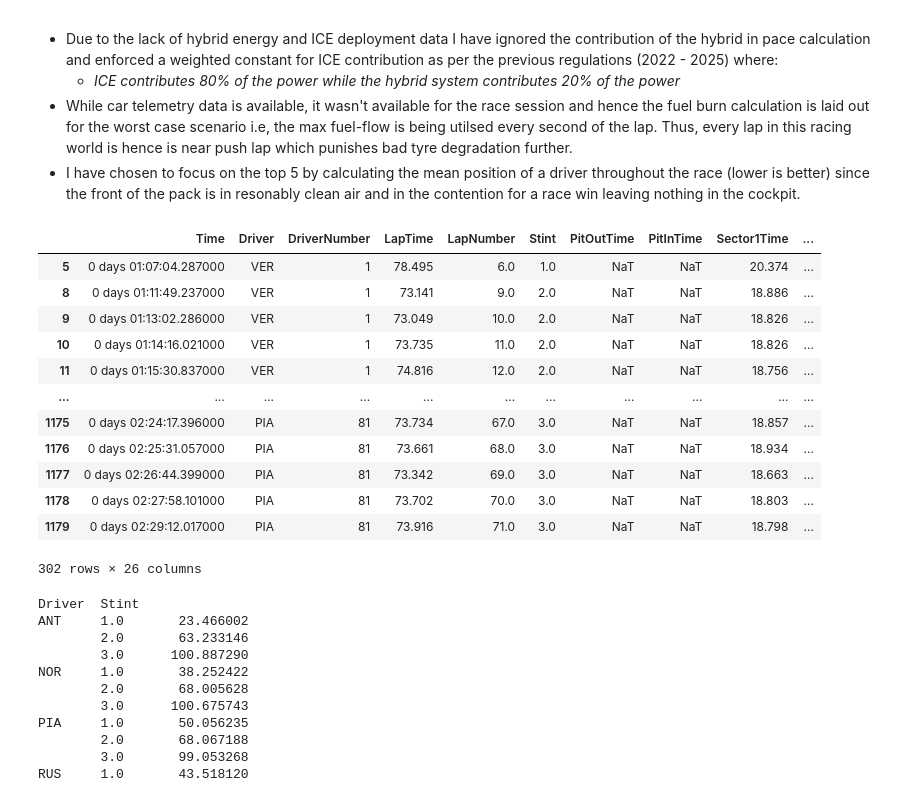
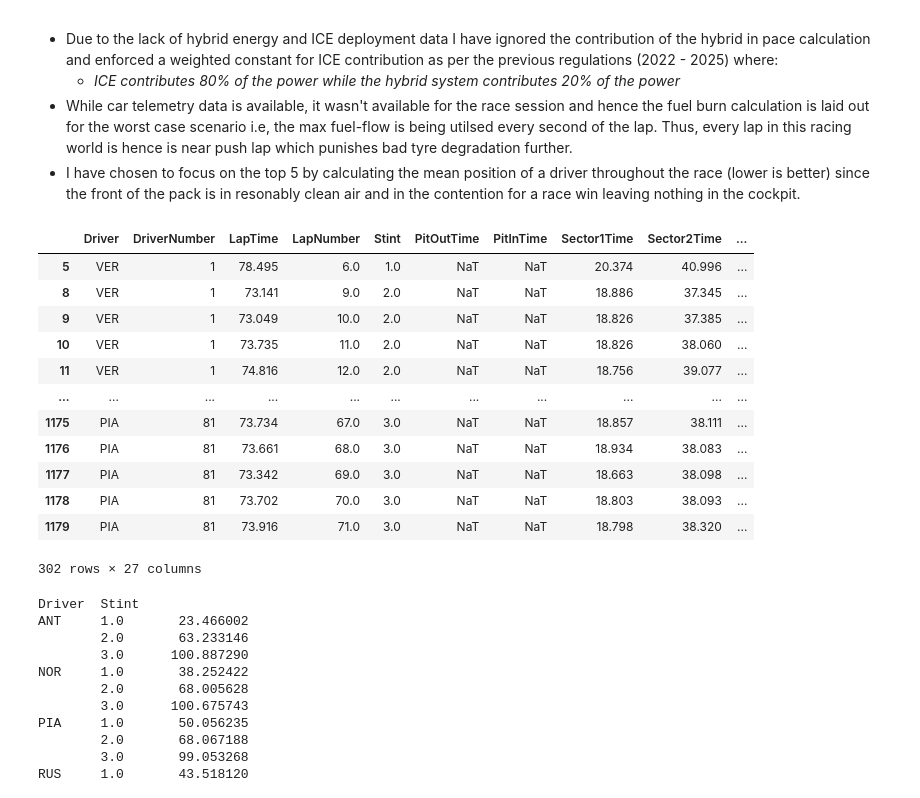
Before and after one commit to anilhimam17/Racing-all-Along, a Jupyter notebook: F1/notebooks/brazil_2025.ipynb, the cells around one changed output. Cells and saved outputs as stored; diff of their text form; code cells hidden in the pictures.

```diff
--- a/F1/notebooks/brazil_2025.ipynb
+++ b/F1/notebooks/brazil_2025.ipynb
@@ -16,7 +18,7 @@ init_notebook_mode(connected=True)
 # Columns that are dropped from the Raw Laps Dataframe
 DROP_COLS = [
     "Sector1SessionTime", "Sector2SessionTime", "Sector3SessionTime",
-    "LapStartTime", "LapStartDate", "FastF1Generated", "IsAccurate", "DeletedReason"
+    "LapStartTime", "Time", "FastF1Generated", "IsAccurate", "DeletedReason"
 ]
 
 # Order for the Stint Category to be followed in the Facets
@@ -26,6 +28,30 @@ STINT_ORDER = {
 
 # Hover Data to be displayed for each datapoint for each driver
 HOVER_DATA = ["Driver", "LapNumber", "Position", "Compound", "TrackStatus"]
+
+# Driver Number to Short Name mapping for downstream tasks.
+DRIVER_NUMBER_MAP = {
+    "1": "VER",
+    "81": "PIA",
+    "63": "RUS",
+    "16": "LEC",
+    "12": "ANT",
+    "55": "SAI",
+    "44": "HAM",
+    "22": "TSU",
+    "10": "GAS",
+    "4": "NOR",
+    "23": "ALB",
+    "30": "LAW",
+    "14": "ALO",
+    "6": "HAD",
+    "87": "BEA",
+    "18": "STR",
+    "7": "DOO",
+    "27": "HUL",
+    "31": "OCO",
+    "5": "BOR"
+}
 # %% [markdown]
 ## Notebook Utilities
 - Especially useful for building cohesive classes for easier plotting and construction of data pipelines.
@@ -78,7 +104,7 @@ class DataUtils:
         )
 
     @staticmethod
-    def add_tyre_deg_variables(race_laps: Laps) -> Laps:
+    def add_tyre_deg_variables(race_laps: Laps, driver_compound_col: bool = False) -> Laps:
         """Utilised the processed raw lap data to calculate necessary tyre degradation variables:
         - Fuel Burn Per/Lap
         - Cumulative Fuel Burn for the race
@@ -102,6 +128,14 @@ class DataUtils:
         fuel_penality_for_lap = fuel_load_start_lap_n * DataUtils.fuel_load_constant
         quick_race_laps["FuelAwareLapTime"] = quick_race_laps["LapTime"] - fuel_penality_for_lap
 
+        # Driver Compound for Stint used in Seaborn
+        if driver_compound_col:
+            quick_race_laps["DriverCompoundForStint"] = (
+                quick_race_laps["Driver"]
+                .str
+                .cat(quick_race_laps["Compound"], sep="-")
+            )
+
         return quick_race_laps
 # %%
 class PlotUtils:
@@ -240,25 +315,25 @@ plotter.plot_line_chart(
 - I have chosen to focus on the top 5 by calculating the mean position of a driver throughout the race (lower is better) since the front of the pack is in resonably clean air and in the contention for a race win leaving nothing in the cockpit.
 # %%
 # Applying the transforms for creating tyre degradation features
-quick_race_laps = data_pipe.add_tyre_deg_variables(race_laps=race_laps)
+quick_race_laps = data_pipe.add_tyre_deg_variables(race_laps=race_laps, driver_compound_col=True)
 
 # Selecting the top 5 finishers
 filtered_quick_race_laps = quick_race_laps.pick_drivers(top_5_drivers)
 filtered_quick_race_laps
 # %% [output]
-|  | Time | Driver | DriverNumber | LapTime | LapNumber | Stint | PitOutTime | PitInTime | Sector1Time | ... |
-| 5 | 0 days 01:07:04.287000 | VER | 1 | 78.495 | 6.0 | 1.0 | NaT | NaT | 20.374 | ... |
-| 8 | 0 days 01:11:49.237000 | VER | 1 | 73.141 | 9.0 | 2.0 | NaT | NaT | 18.886 | ... |
-| 9 | 0 days 01:13:02.286000 | VER | 1 | 73.049 | 10.0 | 2.0 | NaT | NaT | 18.826 | ... |
-| 10 | 0 days 01:14:16.021000 | VER | 1 | 73.735 | 11.0 | 2.0 | NaT | NaT | 18.826 | ... |
-| 11 | 0 days 01:15:30.837000 | VER | 1 | 74.816 | 12.0 | 2.0 | NaT | NaT | 18.756 | ... |
+|  | Driver | DriverNumber | LapTime | LapNumber | Stint | PitOutTime | PitInTime | Sector1Time | Sector2Time | ... |
+| 5 | VER | 1 | 78.495 | 6.0 | 1.0 | NaT | NaT | 20.374 | 40.996 | ... |
+| 8 | VER | 1 | 73.141 | 9.0 | 2.0 | NaT | NaT | 18.886 | 37.345 | ... |
+| 9 | VER | 1 | 73.049 | 10.0 | 2.0 | NaT | NaT | 18.826 | 37.385 | ... |
+| 10 | VER | 1 | 73.735 | 11.0 | 2.0 | NaT | NaT | 18.826 | 38.060 | ... |
+| 11 | VER | 1 | 74.816 | 12.0 | 2.0 | NaT | NaT | 18.756 | 39.077 | ... |
 | ... | ... | ... | ... | ... | ... | ... | ... | ... | ... | ... |
-| 1175 | 0 days 02:24:17.396000 | PIA | 81 | 73.734 | 67.0 | 3.0 | NaT | NaT | 18.857 | ... |
-| 1176 | 0 days 02:25:31.057000 | PIA | 81 | 73.661 | 68.0 | 3.0 | NaT | NaT | 18.934 | ... |
-| 1177 | 0 days 02:26:44.399000 | PIA | 81 | 73.342 | 69.0 | 3.0 | NaT | NaT | 18.663 | ... |
-| 1178 | 0 days 02:27:58.101000 | PIA | 81 | 73.702 | 70.0 | 3.0 | NaT | NaT | 18.803 | ... |
-| 1179 | 0 days 02:29:12.017000 | PIA | 81 | 73.916 | 71.0 | 3.0 | NaT | NaT | 18.798 | ... |
+| 1175 | PIA | 81 | 73.734 | 67.0 | 3.0 | NaT | NaT | 18.857 | 38.111 | ... |
+| 1176 | PIA | 81 | 73.661 | 68.0 | 3.0 | NaT | NaT | 18.934 | 38.083 | ... |
+| 1177 | PIA | 81 | 73.342 | 69.0 | 3.0 | NaT | NaT | 18.663 | 38.098 | ... |
+| 1178 | PIA | 81 | 73.702 | 70.0 | 3.0 | NaT | NaT | 18.803 | 38.093 | ... |
+| 1179 | PIA | 81 | 73.916 | 71.0 | 3.0 | NaT | NaT | 18.798 | 38.320 | ... |
-302 rows × 26 columns
+302 rows × 27 columns
 # %%
 # Verifying the fuel consumption for each of the drivers
 filtered_quick_race_laps.groupby(["Driver", "Stint"])["CumulativeFuelBurnt"].last()
```
Also changed, not shown: parts of 14 cells of this notebook.
